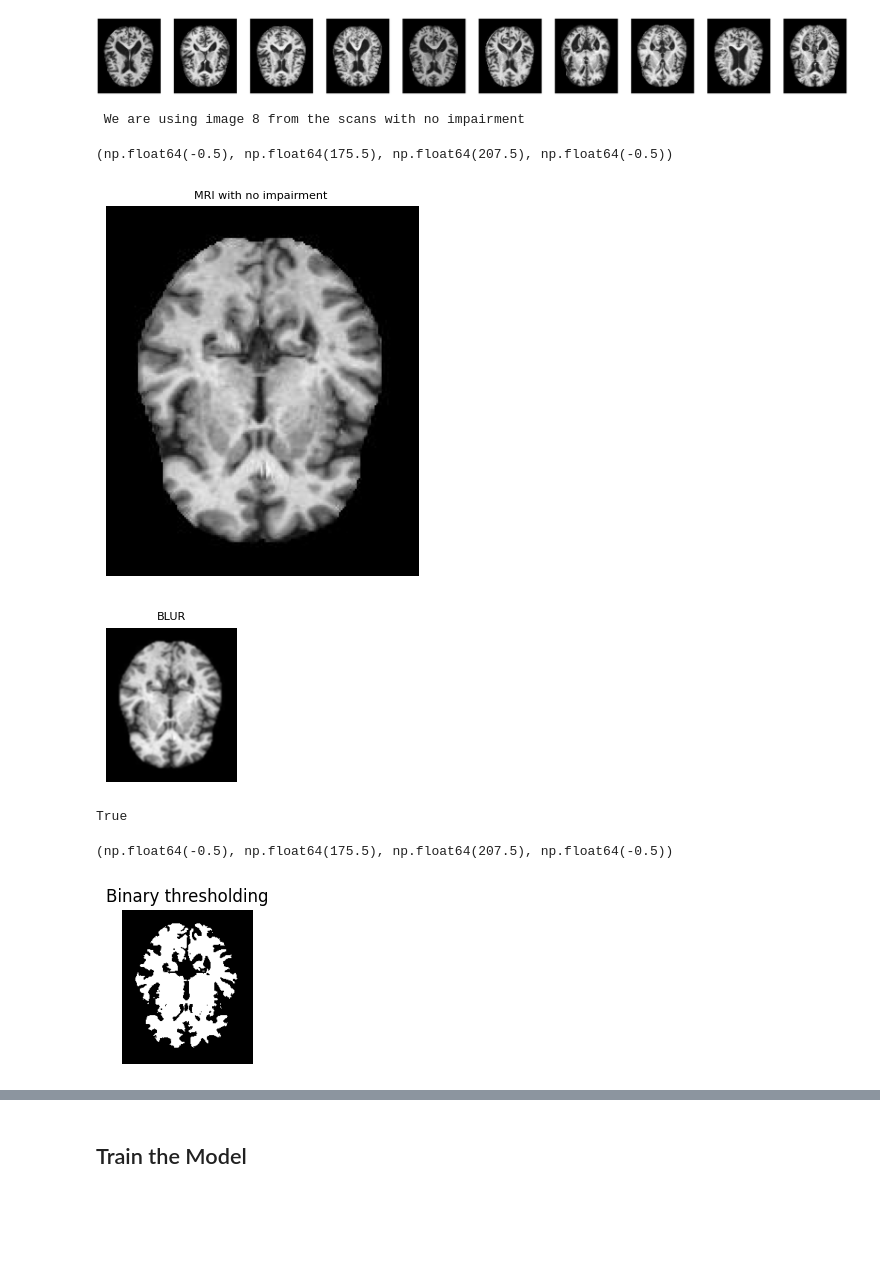
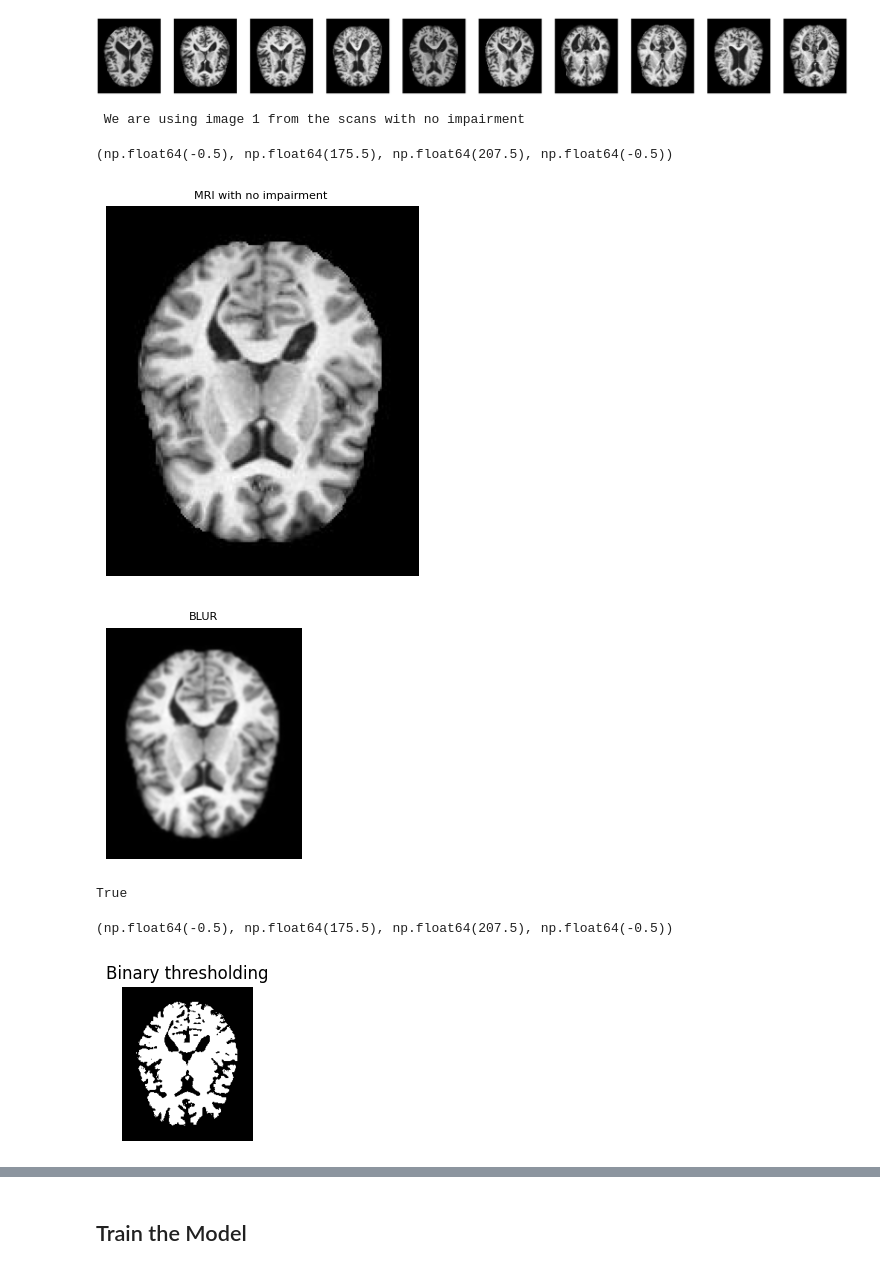
Before and after one commit to maisiev/Predicting-Dementia-Severity, a Jupyter notebook: Dementia_Predicting.ipynb, the cells around one changed output, grey strips where cells are left out. Saved outputs shown, nothing was run; the diff lists cells and outputs as text; code cells hidden in the pictures; blank space fills up the shorter version.

```diff
--- a/Dementia_Predicting.ipynb
+++ b/Dementia_Predicting.ipynb
@@ -169,6 +183,12 @@ for i, name in enumerate(images_mild[:num_images]):
 # %% [output]
 [figure]
 # %%
+valid_ext = ('.png', '.jpg', '.jpeg')
+
+images_no = [
+    f for f in os.listdir(ModerateImpairment)
+    if f.lower().endswith(valid_ext)
+]
 images_mod = os.listdir(ModerateImpairment)
 
 plt.figure(figsize=(60, 6))
@@ -191,25 +211,25 @@ image_name=images_no[rand_image]
 img_path = os.path.join(NoImpairment, image_name)
 img = Image.open(img_path)
 # %% [output]
- We are using image 8 from the scans with no impairment
+ We are using image 1 from the scans with no impairment
 # %%
 plt.imshow(img, cmap='gray')
 plt.title(f"MRI with no impairment ",fontsize=8)
 plt.axis('off')
 # %% [output]
 (np.float64(-0.5), np.float64(175.5), np.float64(207.5), np.float64(-0.5))
-[figure, old version]
+[figure, new version]
 # %%
 # blur with a 5x5 kernel
-plt.figure(figsize=(2,2))
+plt.figure(figsize=(3,3))
 img_np = np.array(img)
 blur_img = cv2.GaussianBlur(img_np, (5, 5), 0)
 plt.imshow(blur_img, cmap='gray')
 plt.title(f"BLUR",fontsize =8)
 plt.axis('off')
 plt.show()
 # %% [output]
-[figure, old version]
+[figure, new version]
 # %%
 # We can save the new image as a image file
 cv2.imwrite("blurimage.png", blur_img)
@@ -224,7 +244,7 @@ plt.title("Binary thresholding")
 plt.axis('off')
 # %% [output]
 (np.float64(-0.5), np.float64(175.5), np.float64(207.5), np.float64(-0.5))
-[figure, old version]
+[figure, new version]
 # %%
 hist,bins = np.histogram(img_np.flatten(),256,[0,256])
 cdf = hist.cumsum()
```
Also changed, not shown: parts of 25 cells of this notebook.
